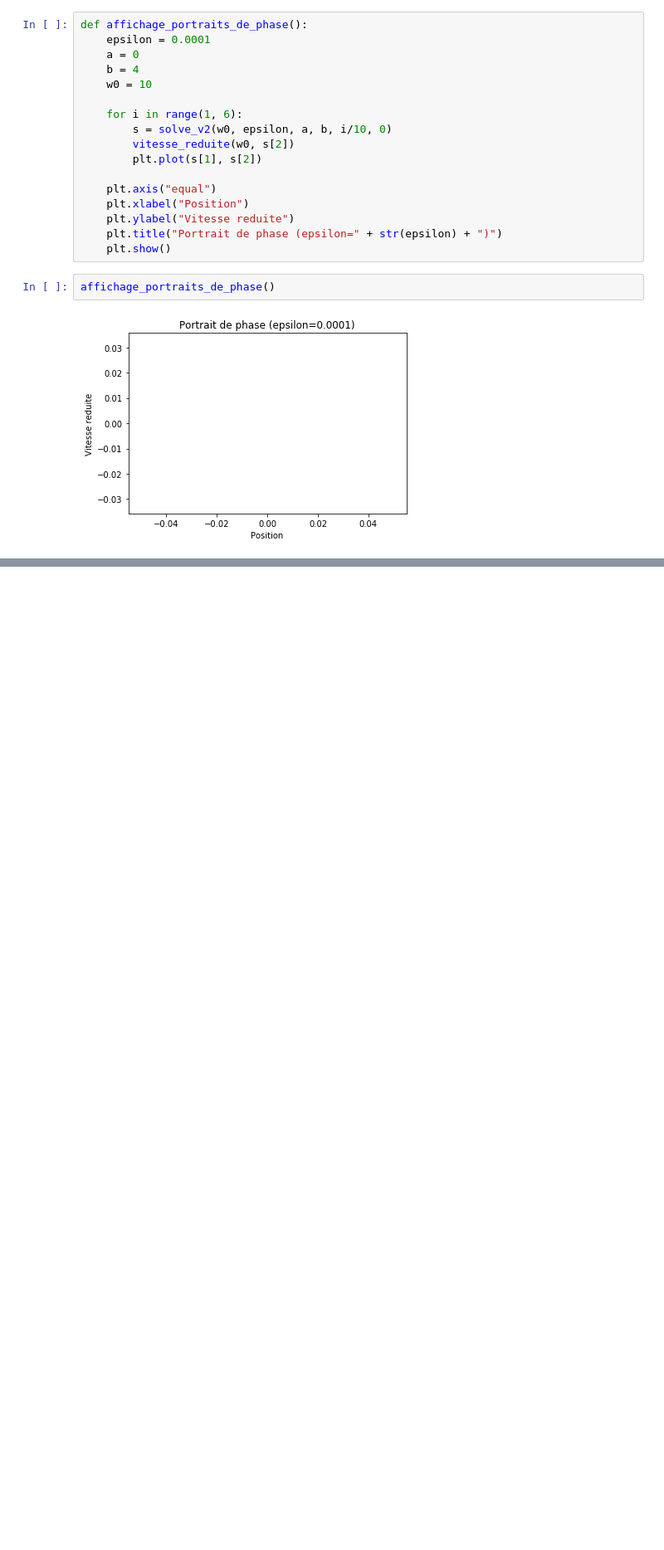
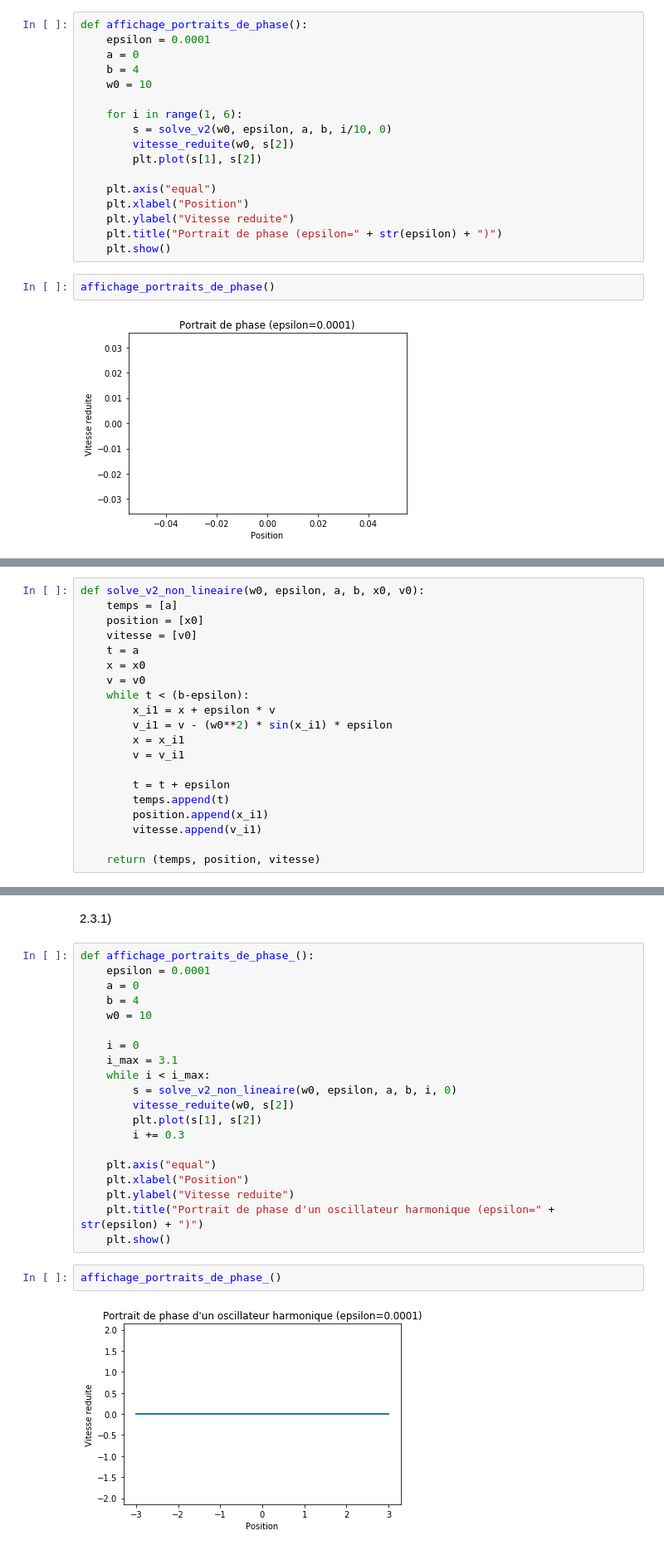
Before and after one commit to jsangli3r/DM-pendule-pesant, a Jupyter notebook: dm1.ipynb, the cells around one changed output, grey strips where cells are left out. Shown at 83% size. Cells and saved outputs as stored; diff of their text form; blank space fills up the shorter version.

```diff
--- a/dm1.ipynb
+++ b/dm1.ipynb
@@ -184,0 +187,20 @@ affichage_portraits_de_phase()
+# %%
+def solve_v2_non_lineaire(w0, epsilon, a, b, x0, v0):
+    temps = [a]
+    position = [x0]
+    vitesse = [v0]
+    t = a
+    x = x0
+    v = v0
+    while t < (b-epsilon):
+        x_i1 = x + epsilon * v
+        v_i1 = v - (w0**2) * sin(x_i1) * epsilon
+        x = x_i1
+        v = v_i1
+
+        t = t + epsilon
+        temps.append(t)
+        position.append(x_i1)
+        vitesse.append(v_i1)
+
+    return (temps, position, vitesse)
@@ -184,0 +238,26 @@ affichage_portraits_de_phase()
+# %% [markdown]
+2.3.1)
+# %%
+def affichage_portraits_de_phase_():
+    epsilon = 0.0001
+    a = 0
+    b = 4
+    w0 = 10
+
+    i = 0
+    i_max = 3.1
+    while i < i_max:
+        s = solve_v2_non_lineaire(w0, epsilon, a, b, i, 0)
+        vitesse_reduite(w0, s[2])
+        plt.plot(s[1], s[2])
+        i += 0.3
+
+    plt.axis("equal")
+    plt.xlabel("Position")
+    plt.ylabel("Vitesse reduite")
+    plt.title("Portrait de phase d'un oscillateur harmonique (epsilon=" + str(epsilon) + ")")
+    plt.show()
+# %%
+affichage_portraits_de_phase_()
+# %% [output]
+[figure, added]
```
Also changed, not shown: parts of 5 cells of this notebook.
